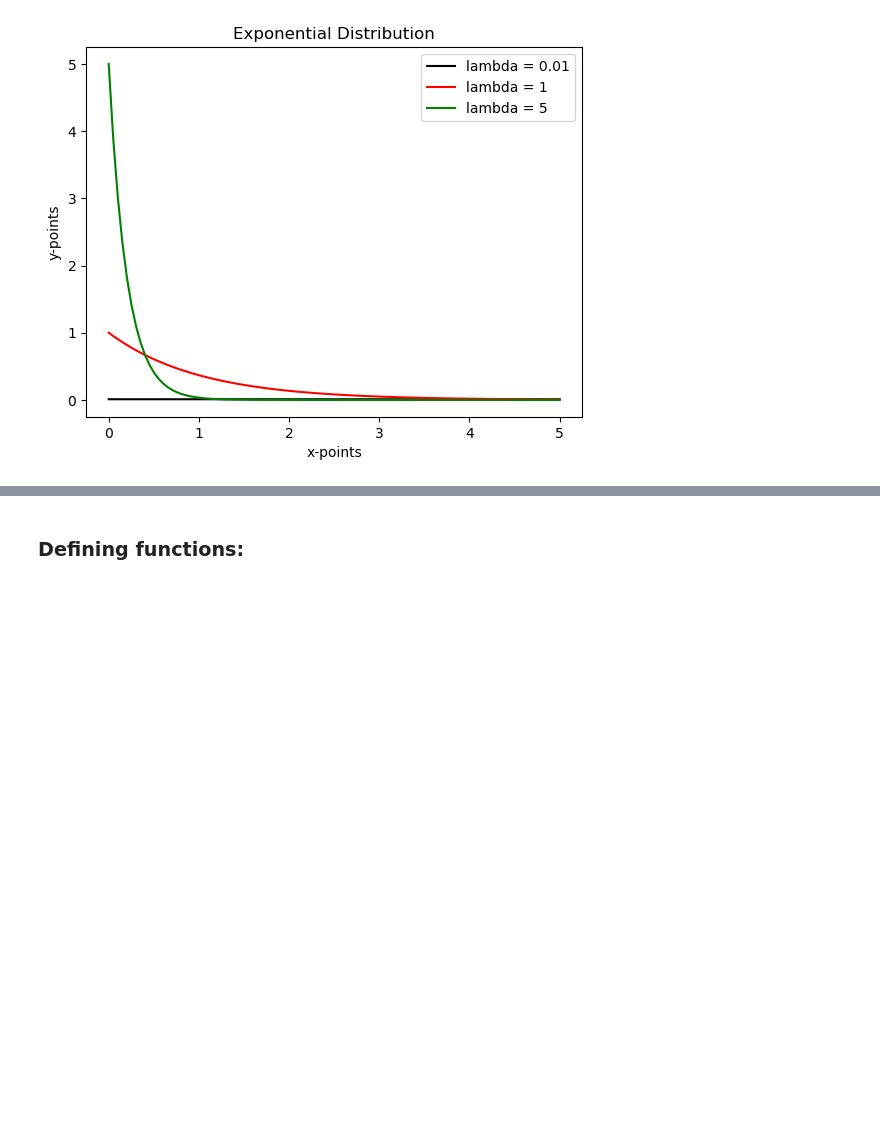
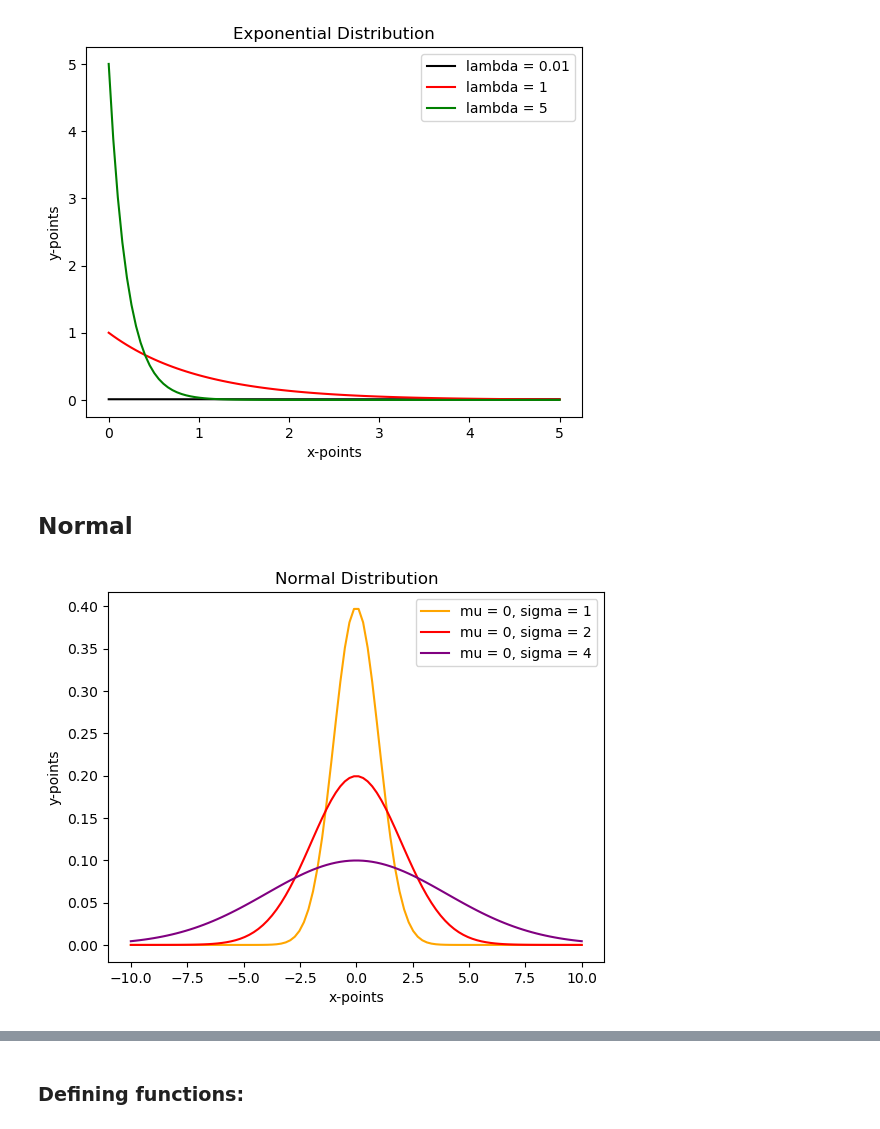
Before and after one commit to romulan-overlord/MDSC-102, a Jupyter notebook: 204214-MDSC102-Assignment-3.ipynb, the cells around one changed output, grey strips where cells are left out. Drawn from its saved outputs; the diff is of its cells as text; code cells hidden in the pictures; blank space fills up the shorter version.

Commit message:
add normal and gamma

```diff
--- a/204214-MDSC102-Assignment-3.ipynb
+++ b/204214-MDSC102-Assignment-3.ipynb
@@ -95,3 +105,29 @@ plt.legend()
 plt.show()
 # %% [output]
 [figure]
+# %% [markdown]
+## Normal
+# %%
+normal = lambda mu, sigma, x: (np.exp(-0.5 * ((x - mu) / sigma)**2) / math.sqrt(2*np.pi*sigma**2))
+
+mu = 0
+sigma = 1
+xpoints = np.linspace(-10,10,100)
+ypoints = np.array([normal(mu, sigma, x) for x in xpoints])
+plt.plot(xpoints,ypoints, c='orange', label=f'mu = {mu}, sigma = {sigma}')
+
+sigma = 2
+ypoints = np.array([normal(mu, sigma, x) for x in xpoints])
+plt.plot(xpoints,ypoints, c='red', label=f'mu = {mu}, sigma = {sigma}')
+
+sigma = 4
+ypoints = np.array([normal(mu, sigma, x) for x in xpoints])
+plt.plot(xpoints,ypoints, c='purple', label=f'mu = {mu}, sigma = {sigma}')
+
+plt.xlabel('x-points')
+plt.ylabel('y-points')
+plt.title('Normal Distribution')
+plt.legend()
+plt.show()
+# %% [output]
+[figure, added]
```
Also changed, not shown: parts of 3 cells of this notebook.
